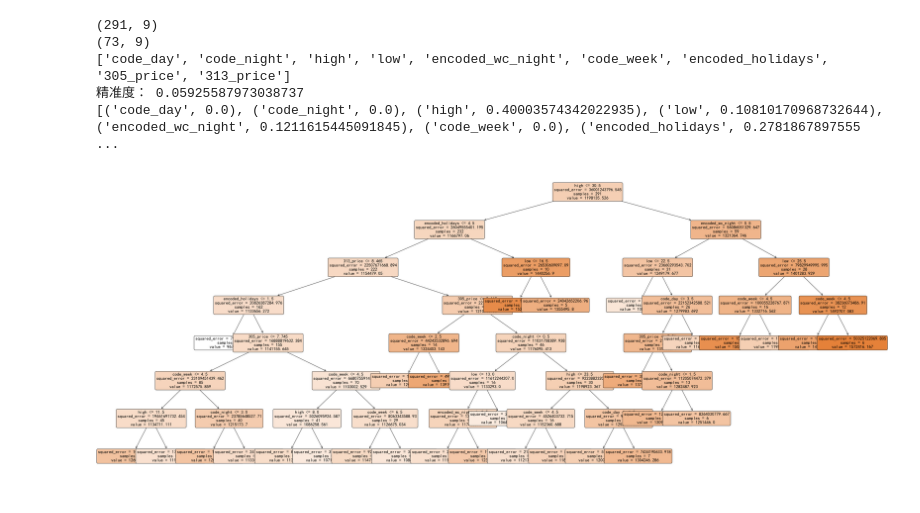
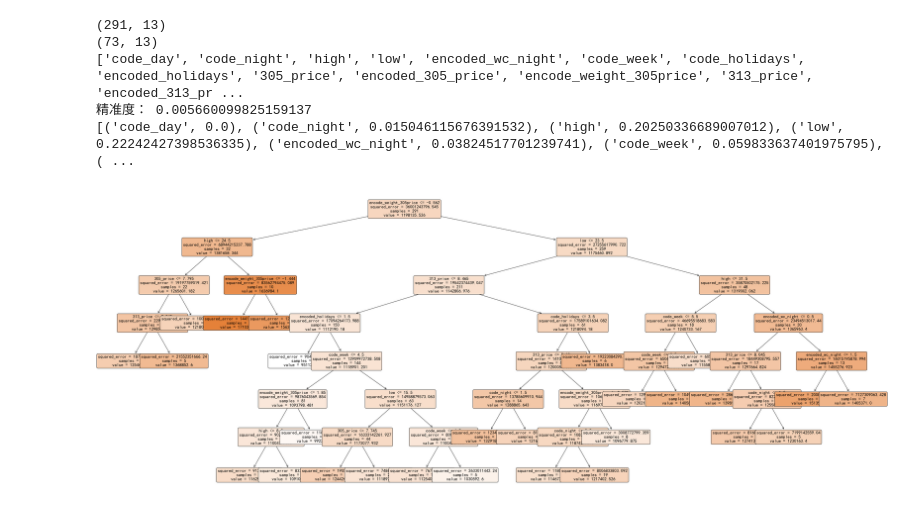
Before and after one commit to MarssZ/202404EDA, a Jupyter notebook: Test_DecisionTree.ipynb, the cells around one changed output. Cells and saved outputs as stored; diff of their text form; code cells hidden in the pictures.

```diff
--- a/Test_DecisionTree.ipynb
+++ b/Test_DecisionTree.ipynb
@@ -14,13 +14,13 @@ from sklearn.model_selection import train_test_split
 
 # 超参数
 COLS_Y = 'order_cnt'
-COLS_ALL = ['order_cnt', 'code_day' , 'code_night', 'high', 'low', 'encoded_wc_night', 'code_week', 'encoded_holidays', '305_price','313_price' ]
-
+COLS_ALL = ['order_cnt', 'code_day' , 'code_night', 'high', 'low', 'encoded_wc_night', 'code_week', 'code_holidays','encoded_holidays', '305_price','encoded_305_price','encode_weight_305price','313_price' ,'encoded_313_price']
 
 # 读取excel文件并获取指定列
 import pandas as pd
 df = pd.read_csv('Data\结果1_全站按日期分组_2023全年.csv', usecols=COLS_ALL, encoding='GBK')
 correlation_matrix = df.corr()
+
 # 绘制热图
 import seaborn as sns
 sns.heatmap(correlation_matrix, annot=True, cmap='coolwarm')
@@ -49,27 +49,27 @@ print(Xtest.shape)
 COLS_UPDATED = [col for col in COLS_ALL if col != COLS_Y]
 print(COLS_UPDATED)
 feature_name = COLS_UPDATED
-clf = tree.DecisionTreeRegressor(criterion="squared_error",max_depth=3,min_samples_leaf=10)  #最大{max_depth}层，最少也需要{lefa}个样本才生成分支
+clf = tree.DecisionTreeRegressor(criterion="squared_error",max_depth=7,min_samples_leaf=5)  #最大{max_depth}层，最少也需要{lefa}个样本才生成分支
 clf = clf.fit(Xtrain, Ytrain)
 print('精准度： '+str(clf.score(Xtest, ytest))) #返回预测的准确度
 print([*zip(feature_name,clf.feature_importances_)]) #返回决策树各自变量的重要程度
 # %% [output]
-(291, 9)
-(73, 9)
-['code_day', 'code_night', 'high', 'low', 'encoded_wc_night', 'code_week', 'encoded_holidays', '305_price', '313_price']
-精准度： 0.05925587973038737
-[('code_day', 0.0), ('code_night', 0.0), ('high', 0.40003574342022935), ('low', 0.10810170968732644), ('encoded_wc_night', 0.1211615445091845), ('code_week', 0.0), ('encoded_holidays', 0.2781867897555 ...
+(291, 13)
+(73, 13)
+['code_day', 'code_night', 'high', 'low', 'encoded_wc_night', 'code_week', 'code_holidays', 'encoded_holidays', '305_price', 'encoded_305_price', 'encode_weight_305price', '313_price', 'encoded_313_pr ...
+精准度： 0.005660099825159137
+[('code_day', 0.0), ('code_night', 0.015046115676391532), ('high', 0.20250336689007012), ('low', 0.22242427398536335), ('encoded_wc_night', 0.03824517701239741), ('code_week', 0.059833637401975795), ( ...
 # %%
 import matplotlib.pyplot as plt
 
 plt.rcParams['font.sans-serif']=['Simhei']
 plt.rcParams['axes.unicode_minus']=False
-plt.figure(figsize=(50,20)) #画布大小
+plt.figure(figsize=(100,40)) #画布大小
 a = tree.plot_tree(clf,
                    feature_names = feature_name,
                    rounded = True,
                    filled = True,
                    fontsize=16)
 plt.show()
 # %% [output]
-[figure, old version]
+[figure, new version]
```
Also changed, not shown: parts of 1 cell of this notebook, 16 other files.
